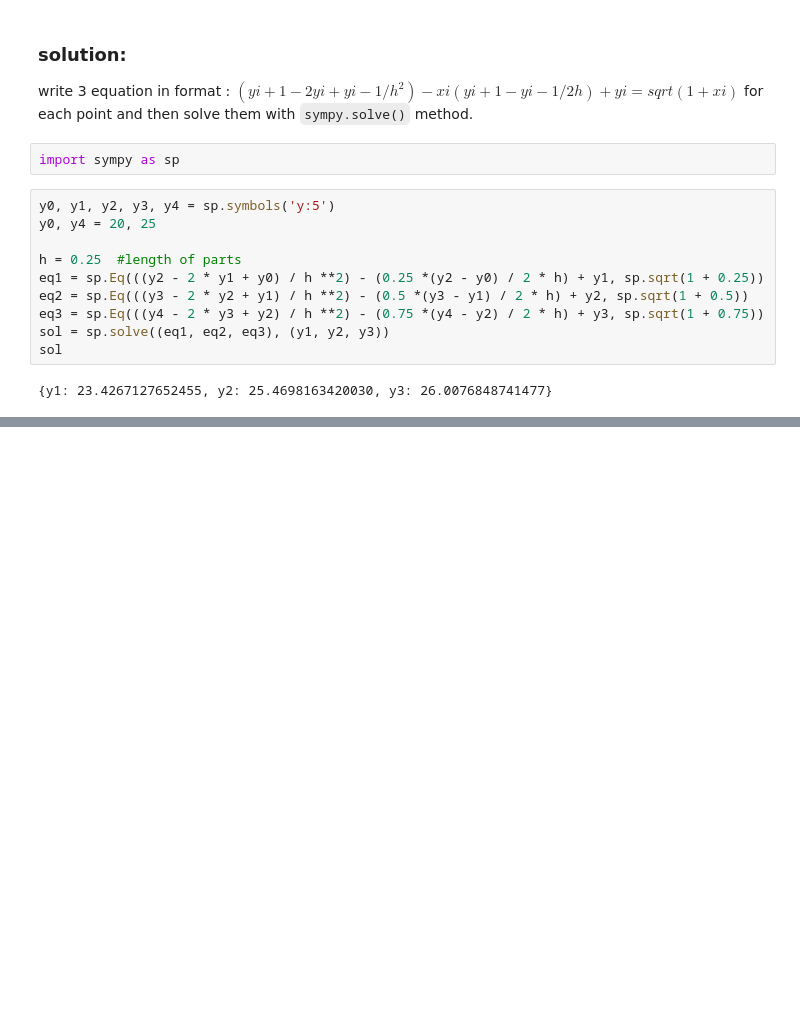
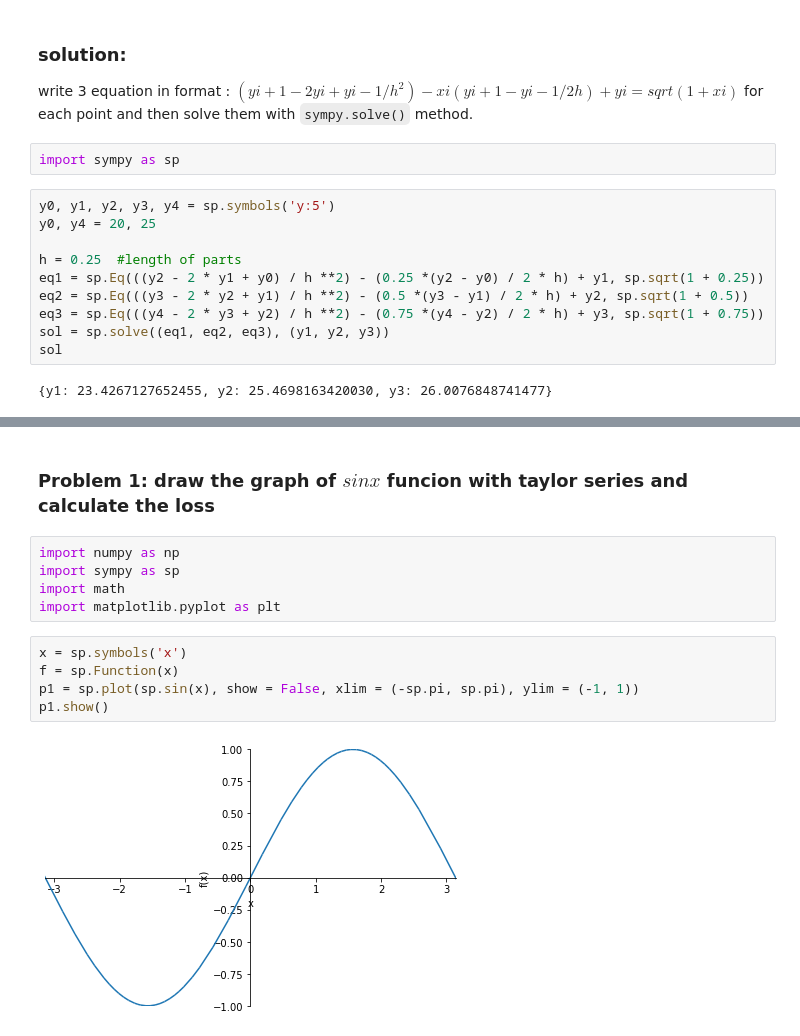
Before and after one commit to sinaapolo969/numericalAnalysis, a Jupyter notebook: numericalAnalysis.ipynb, the cells around one changed output, grey strips where cells are left out. Saved outputs shown, nothing was run; the diff lists cells and outputs as text; blank space fills up the shorter version.

Commit message:
implementing taylor series for sinx

```diff
--- a/numericalAnalysis.ipynb
+++ b/numericalAnalysis.ipynb
@@ -292,0 +295,14 @@ sol
+# %% [markdown]
+### Problem 1: draw the graph of $sinx$ funcion with taylor series and calculate the loss
+# %%
+import numpy as np
+import sympy as sp
+import math
+import matplotlib.pyplot as plt
+# %%
+x = sp.symbols('x')
+f = sp.Function(x)
+p1 = sp.plot(sp.sin(x), show = False, xlim = (-sp.pi, sp.pi), ylim = (-1, 1))
+p1.show()
+# %% [output]
+[figure, added]
```
Also changed, not shown: parts of 10 cells of this notebook.
